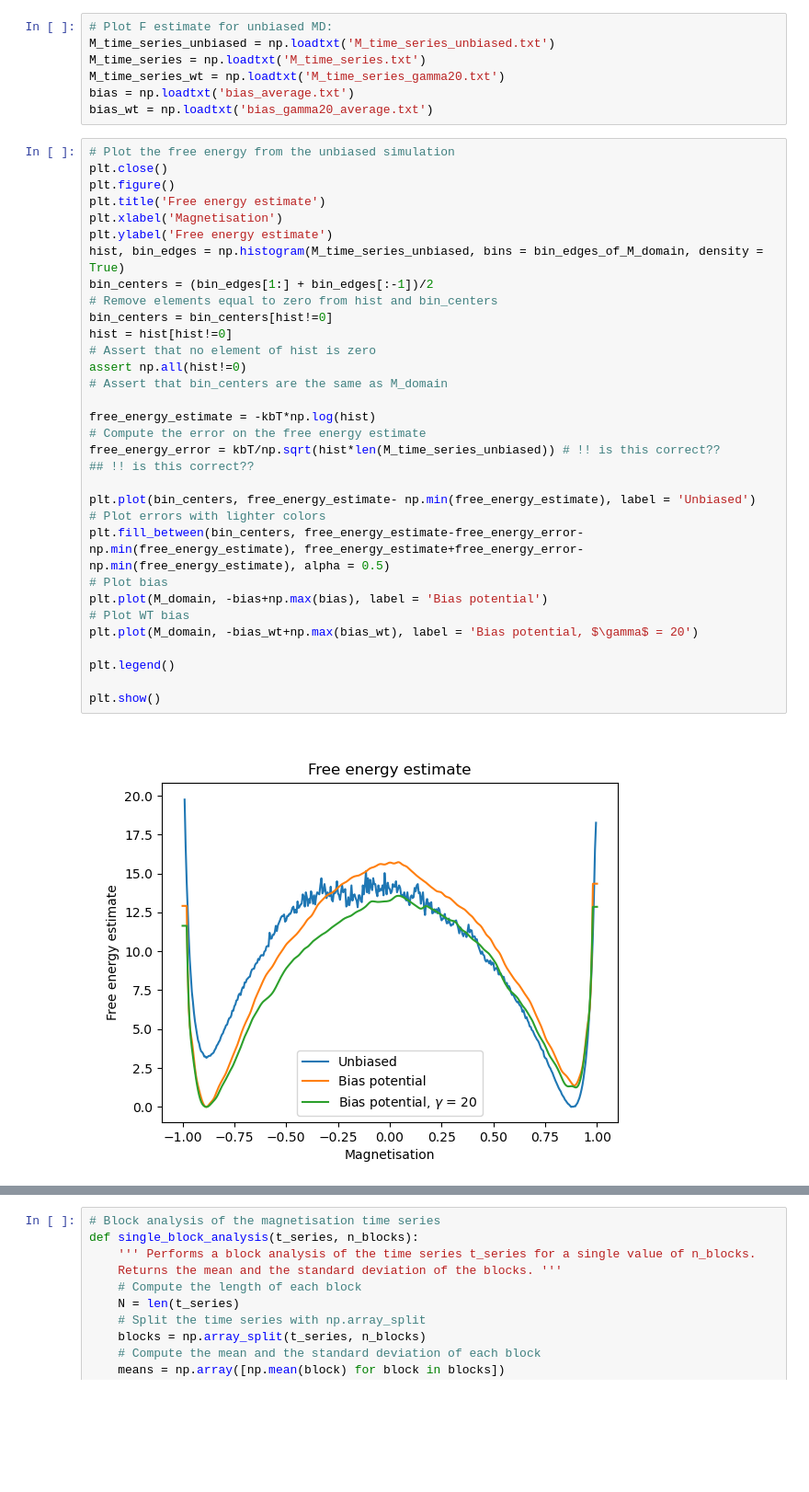
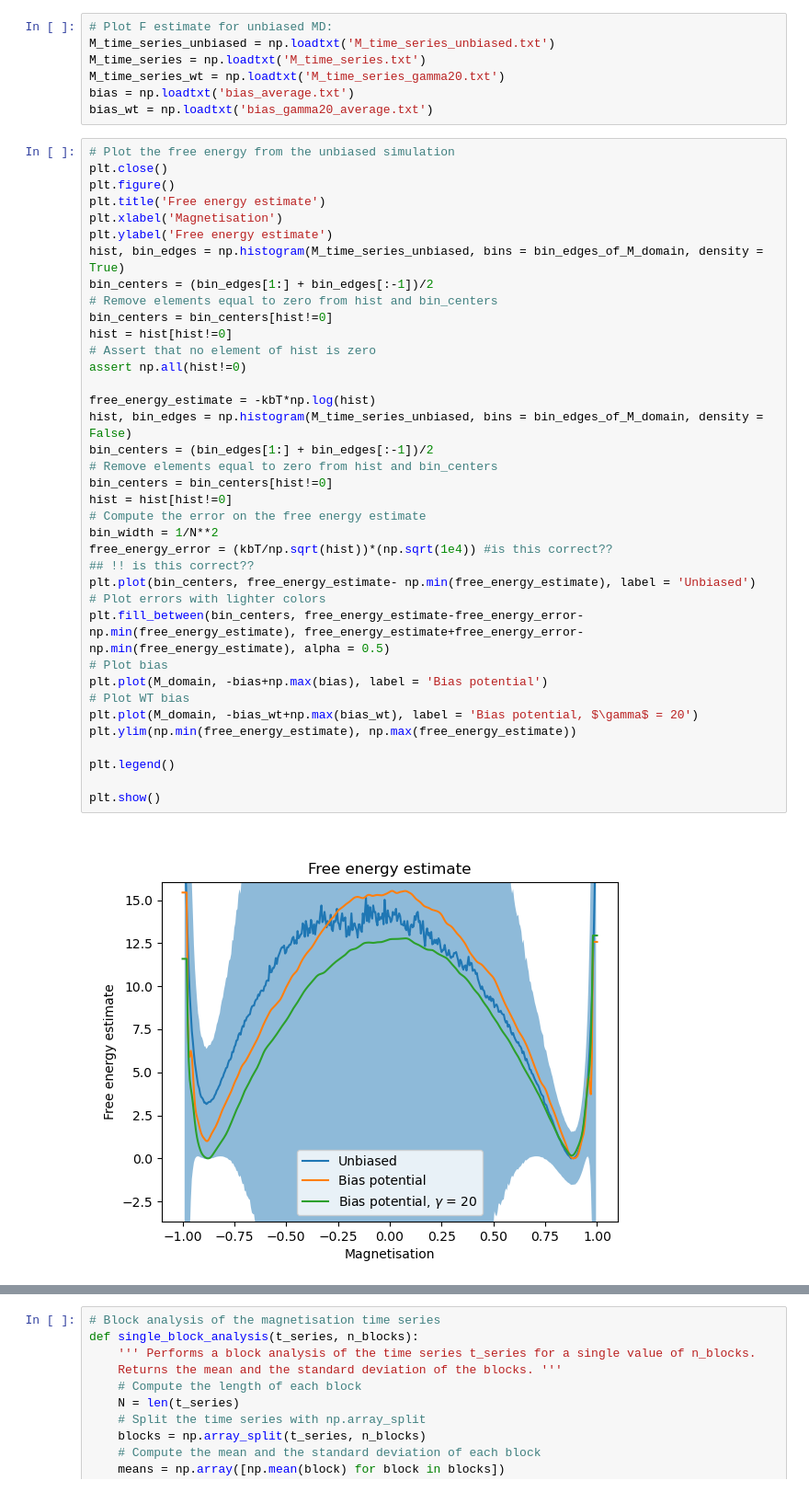
Before and after one commit to giusSacco/StatMech, a Jupyter notebook: Enhanched_sampling/Metadynamics.ipynb, the cells around one changed output, grey strips where cells are left out. Shown at 92% size. Drawn from its saved outputs; the diff is of its cells as text; blank space fills up the shorter version.

```diff
--- a/Enhanched_sampling/Metadynamics.ipynb
+++ b/Enhanched_sampling/Metadynamics.ipynb
@@ -296,36 +304,41 @@ bias_wt = np.loadtxt('bias_gamma20_average.txt')
 # %%
 # Plot the free energy from the unbiased simulation
 plt.close()
 plt.figure()
 plt.title('Free energy estimate')
 plt.xlabel('Magnetisation')
 plt.ylabel('Free energy estimate')
 hist, bin_edges = np.histogram(M_time_series_unbiased, bins = bin_edges_of_M_domain, density = True)
 bin_centers = (bin_edges[1:] + bin_edges[:-1])/2
 # Remove elements equal to zero from hist and bin_centers
 bin_centers = bin_centers[hist!=0]
 hist = hist[hist!=0]
 # Assert that no element of hist is zero
 assert np.all(hist!=0)
-# Assert that bin_centers are the same as M_domain
 
 free_energy_estimate = -kbT*np.log(hist)
+hist, bin_edges = np.histogram(M_time_series_unbiased, bins = bin_edges_of_M_domain, density = False)
+bin_centers = (bin_edges[1:] + bin_edges[:-1])/2
+# Remove elements equal to zero from hist and bin_centers
+bin_centers = bin_centers[hist!=0]
+hist = hist[hist!=0]
 # Compute the error on the free energy estimate
-free_energy_error = kbT/np.sqrt(hist*len(M_time_series_unbiased)) # !! is this correct??
+bin_width = 1/N**2
+free_energy_error = (kbT/np.sqrt(hist))*(np.sqrt(1e4)) #is this correct??
 ## !! is this correct??
-
 plt.plot(bin_centers, free_energy_estimate- np.min(free_energy_estimate), label = 'Unbiased')
 # Plot errors with lighter colors
 plt.fill_between(bin_centers, free_energy_estimate-free_energy_error- np.min(free_energy_estimate), free_energy_estimate+free_energy_error- np.min(free_energy_estimate), alpha = 0.5)
 # Plot bias
 plt.plot(M_domain, -bias+np.max(bias), label = 'Bias potential')
 # Plot WT bias
 plt.plot(M_domain, -bias_wt+np.max(bias_wt), label = 'Bias potential, $\gamma$ = 20')
+plt.ylim(np.min(free_energy_estimate), np.max(free_energy_estimate))
 
 plt.legend()
 
 plt.show()
 # %% [output]
-[figure, old version]
+[figure, new version]
 # %%
 # Define where convergence is obtained
```
Also changed, not shown: parts of 9 cells of this notebook, 1 other file.
